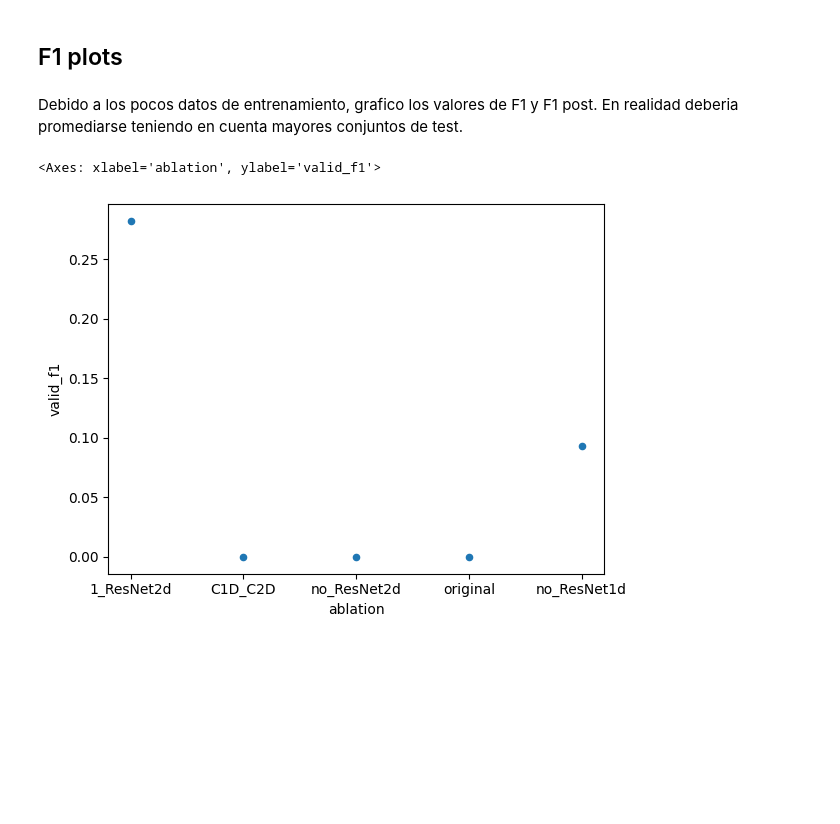
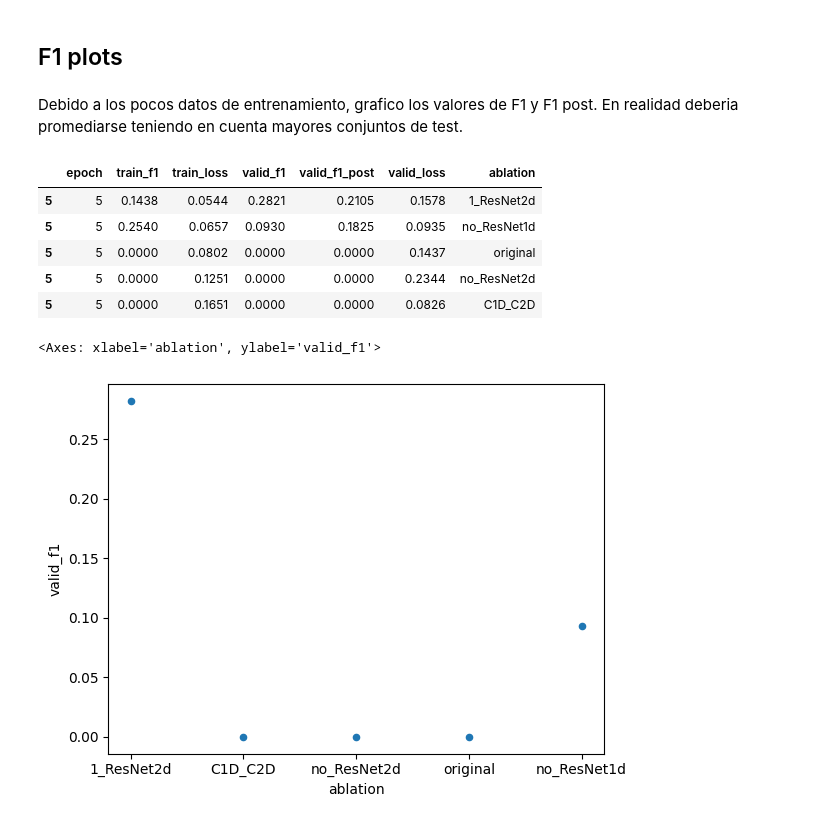
Before and after one commit to Gisch97/sincFold, a Jupyter notebook: pruebas/ablation-EDA.ipynb, the cells around one changed output. Drawn from its saved outputs; the diff is of its cells as text; code cells hidden in the pictures; blank space fills up the shorter version.

Commit message:
actualizo ablations

```diff
--- a/pruebas/ablation-EDA.ipynb
+++ b/pruebas/ablation-EDA.ipynb
@@ -94,6 +94,15 @@ plt.show()
 ## F1 plots
 # %% [markdown]
 Debido a los pocos datos de entrenamiento, grafico los valores de F1 y F1 post. En realidad deberia promediarse teniendo en cuenta mayores conjuntos de test.
+# %%
+df_last_epoch
+# %% [output]
+|  | epoch | train_f1 | train_loss | valid_f1 | valid_f1_post | valid_loss | ablation |
+| 5 | 5 | 0.1438 | 0.0544 | 0.2821 | 0.2105 | 0.1578 | 1_ResNet2d |
+| 5 | 5 | 0.2540 | 0.0657 | 0.0930 | 0.1825 | 0.0935 | no_ResNet1d |
+| 5 | 5 | 0.0000 | 0.0802 | 0.0000 | 0.0000 | 0.1437 | original |
+| 5 | 5 | 0.0000 | 0.1251 | 0.0000 | 0.0000 | 0.2344 | no_ResNet2d |
+| 5 | 5 | 0.0000 | 0.1651 | 0.0000 | 0.0000 | 0.0826 | C1D_C2D |
 # %%
 df_last_epoch.plot(x='ablation', y='valid_f1', kind='scatter')
 # %% [output]
```
Also changed, not shown: 2 other files.
